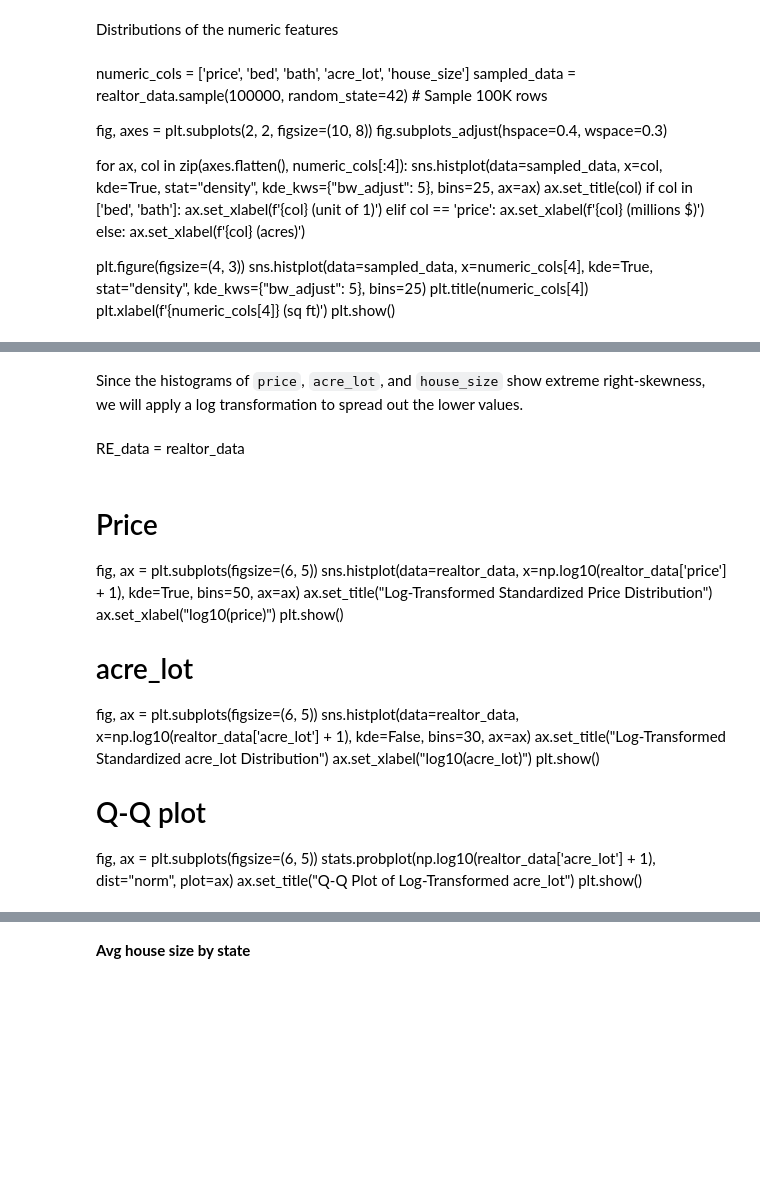
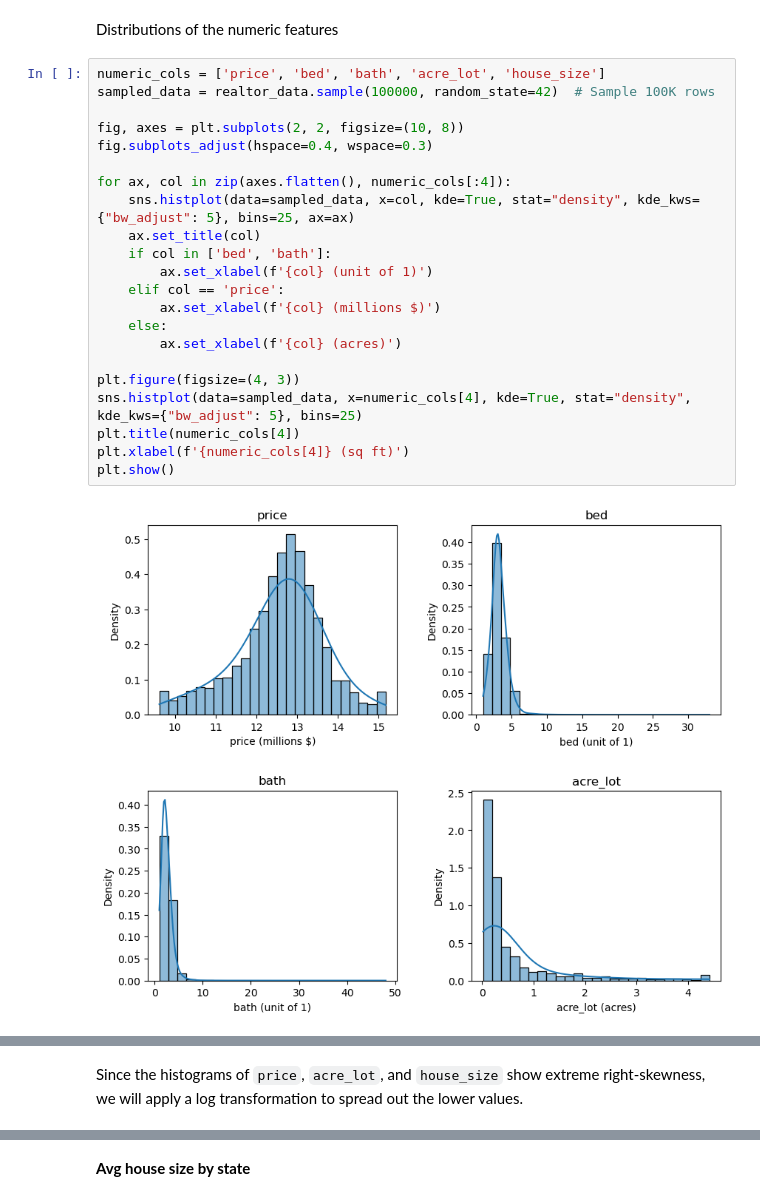
Before and after one commit to SatrunsDream/DSC148-Project, a Jupyter notebook: Case_Study.ipynb, the cells around one changed output, grey strips where cells are left out. Cells and saved outputs as stored; diff of their text form; blank space fills up the shorter version.

```diff
--- a/Case_Study.ipynb
+++ b/Case_Study.ipynb
@@ -1130,24 +1144,26 @@ for col in (realtor_data.select_dtypes(include=['float64', 'int64']).columns):
 # %% [markdown]
 Distributions of the numeric features
-# %% [markdown]
-numeric_cols = ['price', 'bed', 'bath', 'acre_lot', 'house_size']
-sampled_data = realtor_data.sample(100000, random_state=42)  # Sample 100K rows
-
-fig, axes = plt.subplots(2, 2, figsize=(10, 8))
-fig.subplots_adjust(hspace=0.4, wspace=0.3)
-
-for ax, col in zip(axes.flatten(), numeric_cols[:4]):
-    sns.histplot(data=sampled_data, x=col, kde=True, stat="density", kde_kws={"bw_adjust": 5}, bins=25, ax=ax)
-    ax.set_title(col)
-    if col in ['bed', 'bath']:
-        ax.set_xlabel(f'{col} (unit of 1)')
-    elif col == 'price':
-        ax.set_xlabel(f'{col} (millions $)')
-    else:
-        ax.set_xlabel(f'{col} (acres)')
-
-plt.figure(figsize=(4, 3))
-sns.histplot(data=sampled_data, x=numeric_cols[4], kde=True, stat="density", kde_kws={"bw_adjust": 5}, bins=25)
-plt.title(numeric_cols[4])
-plt.xlabel(f'{numeric_cols[4]} (sq ft)')
-plt.show()
+# %%
+numeric_cols = ['price', 'bed', 'bath', 'acre_lot', 'house_size']
+sampled_data = realtor_data.sample(100000, random_state=42)  # Sample 100K rows
+
+fig, axes = plt.subplots(2, 2, figsize=(10, 8))
+fig.subplots_adjust(hspace=0.4, wspace=0.3)
+
+for ax, col in zip(axes.flatten(), numeric_cols[:4]):
+    sns.histplot(data=sampled_data, x=col, kde=True, stat="density", kde_kws={"bw_adjust": 5}, bins=25, ax=ax)
+    ax.set_title(col)
+    if col in ['bed', 'bath']:
+        ax.set_xlabel(f'{col} (unit of 1)')
+    elif col == 'price':
+        ax.set_xlabel(f'{col} (millions $)')
+    else:
+        ax.set_xlabel(f'{col} (acres)')
+
+plt.figure(figsize=(4, 3))
+sns.histplot(data=sampled_data, x=numeric_cols[4], kde=True, stat="density", kde_kws={"bw_adjust": 5}, bins=25)
+plt.title(numeric_cols[4])
+plt.xlabel(f'{numeric_cols[4]} (sq ft)')
+plt.show()
+# %% [output]
+[figure, added]
@@ -1154,24 +1171,2 @@ plt.show()
 # %% [markdown]
 Since the histograms of `price`, `acre_lot`, and `house_size` show extreme right-skewness, we will apply a log transformation to spread out the lower values.
-# %% [markdown]
-RE_data = realtor_data
-# %% [markdown]
-# Price
-fig, ax = plt.subplots(figsize=(6, 5))
-sns.histplot(data=realtor_data, x=np.log10(realtor_data['price'] + 1), kde=True, bins=50, ax=ax)
-ax.set_title("Log-Transformed Standardized Price Distribution")
-ax.set_xlabel("log10(price)")
-plt.show()
-
-# acre_lot
-fig, ax = plt.subplots(figsize=(6, 5))
-sns.histplot(data=realtor_data, x=np.log10(realtor_data['acre_lot'] + 1), kde=False, bins=30, ax=ax)
-ax.set_title("Log-Transformed Standardized acre_lot Distribution")
-ax.set_xlabel("log10(acre_lot)")
-plt.show()
-
-# Q-Q plot
-fig, ax = plt.subplots(figsize=(6, 5))
-stats.probplot(np.log10(realtor_data['acre_lot'] + 1), dist="norm", plot=ax)
-ax.set_title("Q-Q Plot of Log-Transformed acre_lot")
-plt.show()
```
Also changed, not shown: parts of 43 cells of this notebook.
